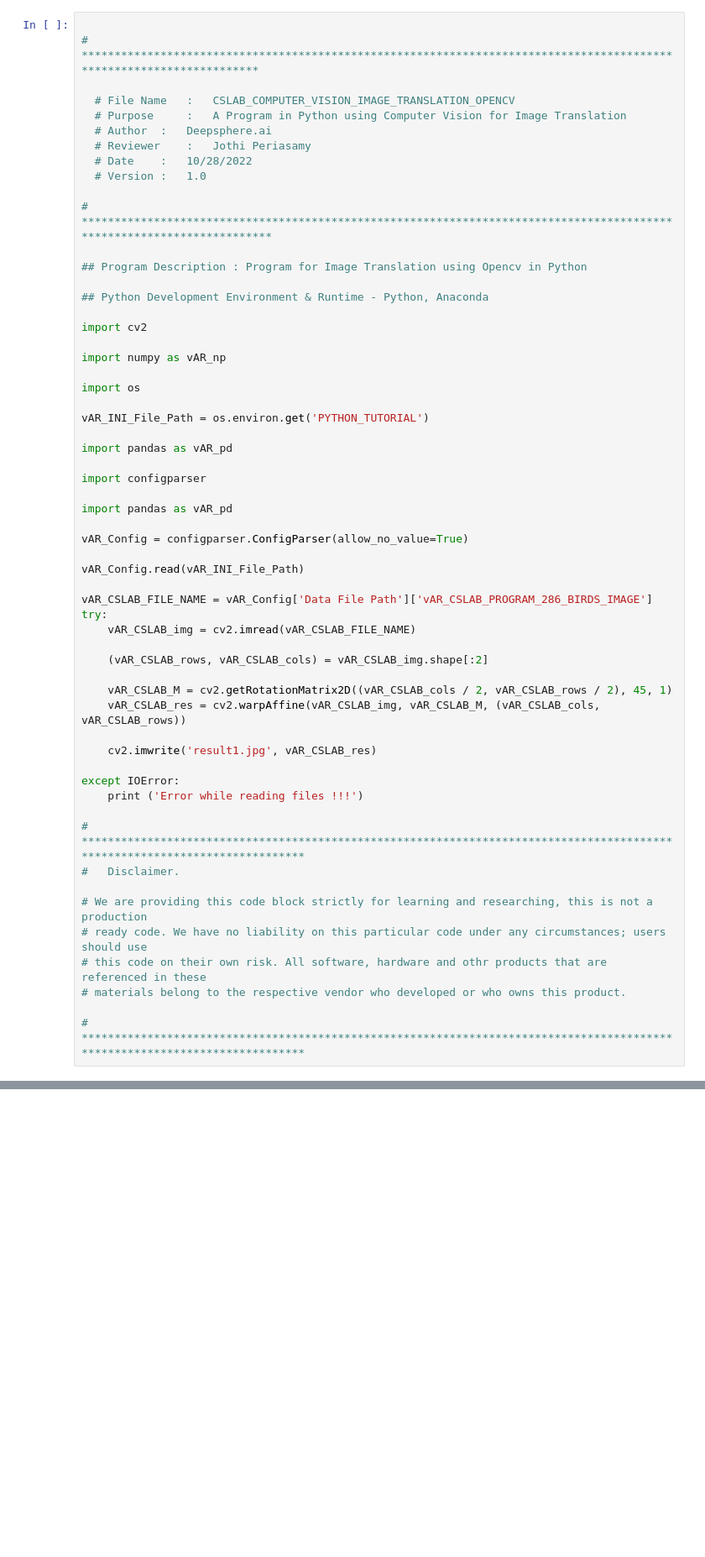
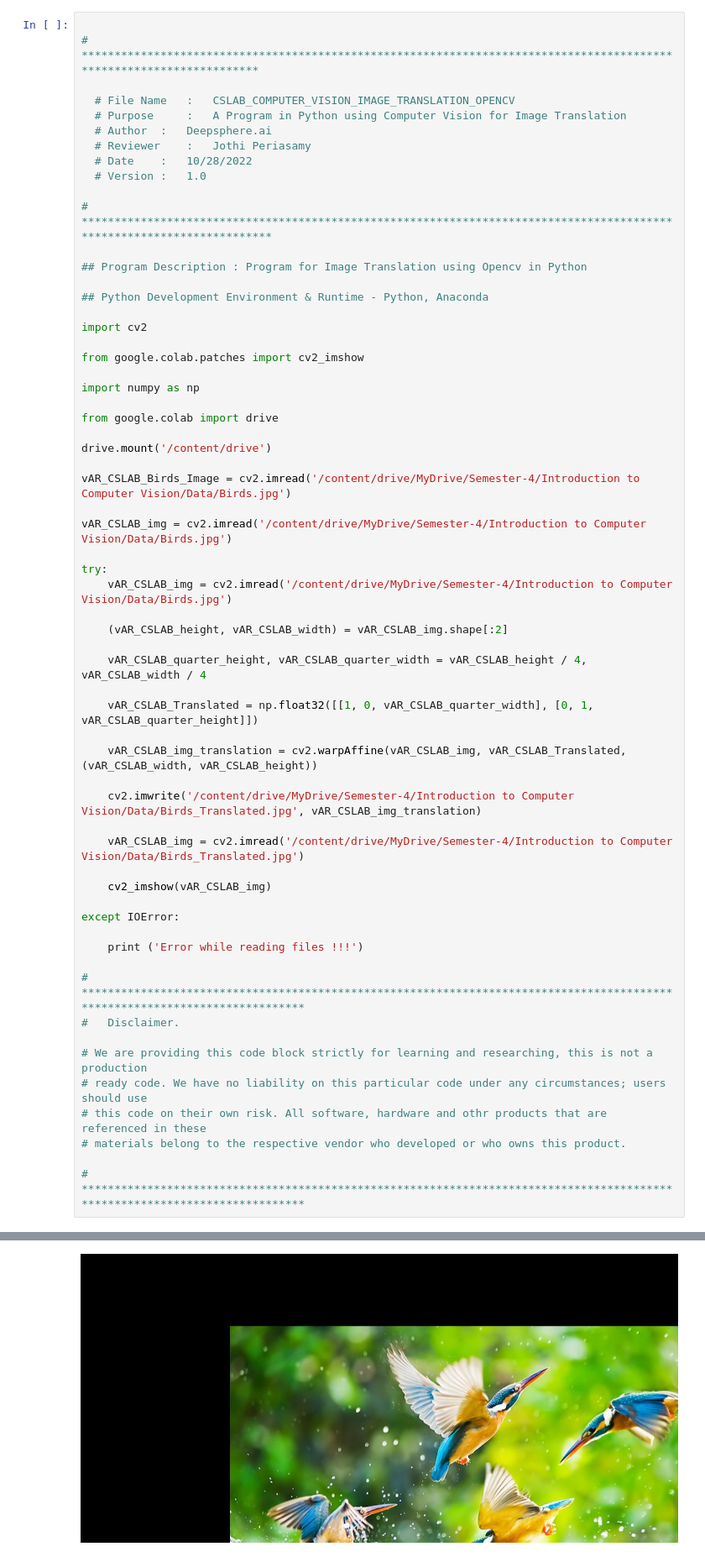
Before and after one commit to Deepsphere-AI/DSAI_Python_Programming, a Jupyter notebook: Unit-14/Python for Computer Vision/Program 294- CSLAB_COMPUTER_VISION_IMAGE_TRANSLATION_OPENCV.ipynb, the cells around one changed output, grey strips where cells are left out. Shown at 84% size. Cells and saved outputs as stored; diff of their text form; blank space fills up the shorter version.

```diff
--- a/Unit-14/Python for Computer Vision/Program 294- CSLAB_COMPUTER_VISION_IMAGE_TRANSLATION_OPENCV.ipynb
+++ b/Unit-14/Python for Computer Vision/Program 294- CSLAB_COMPUTER_VISION_IMAGE_TRANSLATION_OPENCV.ipynb
@@ -19,34 +19,37 @@
 
 import cv2
 
-import numpy as vAR_np
+from google.colab.patches import cv2_imshow
 
-import os
+import numpy as np
 
-vAR_INI_File_Path = os.environ.get('PYTHON_TUTORIAL')
+from google.colab import drive
 
-import pandas as vAR_pd
+drive.mount('/content/drive')
 
-import configparser
+vAR_CSLAB_Birds_Image = cv2.imread('/content/drive/MyDrive/Semester-4/Introduction to Computer Vision/Data/Birds.jpg')
 
-import pandas as vAR_pd
+vAR_CSLAB_img = cv2.imread('/content/drive/MyDrive/Semester-4/Introduction to Computer Vision/Data/Birds.jpg')
 
-vAR_Config = configparser.ConfigParser(allow_no_value=True)
+try:
+    vAR_CSLAB_img = cv2.imread('/content/drive/MyDrive/Semester-4/Introduction to Computer Vision/Data/Birds.jpg')
 
-vAR_Config.read(vAR_INI_File_Path)
+    (vAR_CSLAB_height, vAR_CSLAB_width) = vAR_CSLAB_img.shape[:2]
 
-vAR_CSLAB_FILE_NAME = vAR_Config['Data File Path']['vAR_CSLAB_PROGRAM_286_BIRDS_IMAGE']
-try:
-    vAR_CSLAB_img = cv2.imread(vAR_CSLAB_FILE_NAME)
+    vAR_CSLAB_quarter_height, vAR_CSLAB_quarter_width = vAR_CSLAB_height / 4, vAR_CSLAB_width / 4
 
-    (vAR_CSLAB_rows, vAR_CSLAB_cols) = vAR_CSLAB_img.shape[:2]
+    vAR_CSLAB_Translated = np.float32([[1, 0, vAR_CSLAB_quarter_width], [0, 1, vAR_CSLAB_quarter_height]])
 
-    vAR_CSLAB_M = cv2.getRotationMatrix2D((vAR_CSLAB_cols / 2, vAR_CSLAB_rows / 2), 45, 1)
-    vAR_CSLAB_res = cv2.warpAffine(vAR_CSLAB_img, vAR_CSLAB_M, (vAR_CSLAB_cols, vAR_CSLAB_rows))
+    vAR_CSLAB_img_translation = cv2.warpAffine(vAR_CSLAB_img, vAR_CSLAB_Translated, (vAR_CSLAB_width, vAR_CSLAB_height))
 
-    cv2.imwrite('result1.jpg', vAR_CSLAB_res)
+    cv2.imwrite('/content/drive/MyDrive/Semester-4/Introduction to Computer Vision/Data/Birds_Translated.jpg', vAR_CSLAB_img_translation)
+
+    vAR_CSLAB_img = cv2.imread('/content/drive/MyDrive/Semester-4/Introduction to Computer Vision/Data/Birds_Translated.jpg')
+
+    cv2_imshow(vAR_CSLAB_img)
 
 except IOError:
+
     print ('Error while reading files !!!')
 
 # ****************************************************************************************************************************
@@ -58,3 +61,4 @@ except IOError:
 # materials belong to the respective vendor who developed or who owns this product.
 
 # ****************************************************************************************************************************
+# %% [output]
@@ -60,0 +66 @@ except IOError:
+[figure, added]
```
Also changed, not shown: parts of 1 cell of this notebook.
